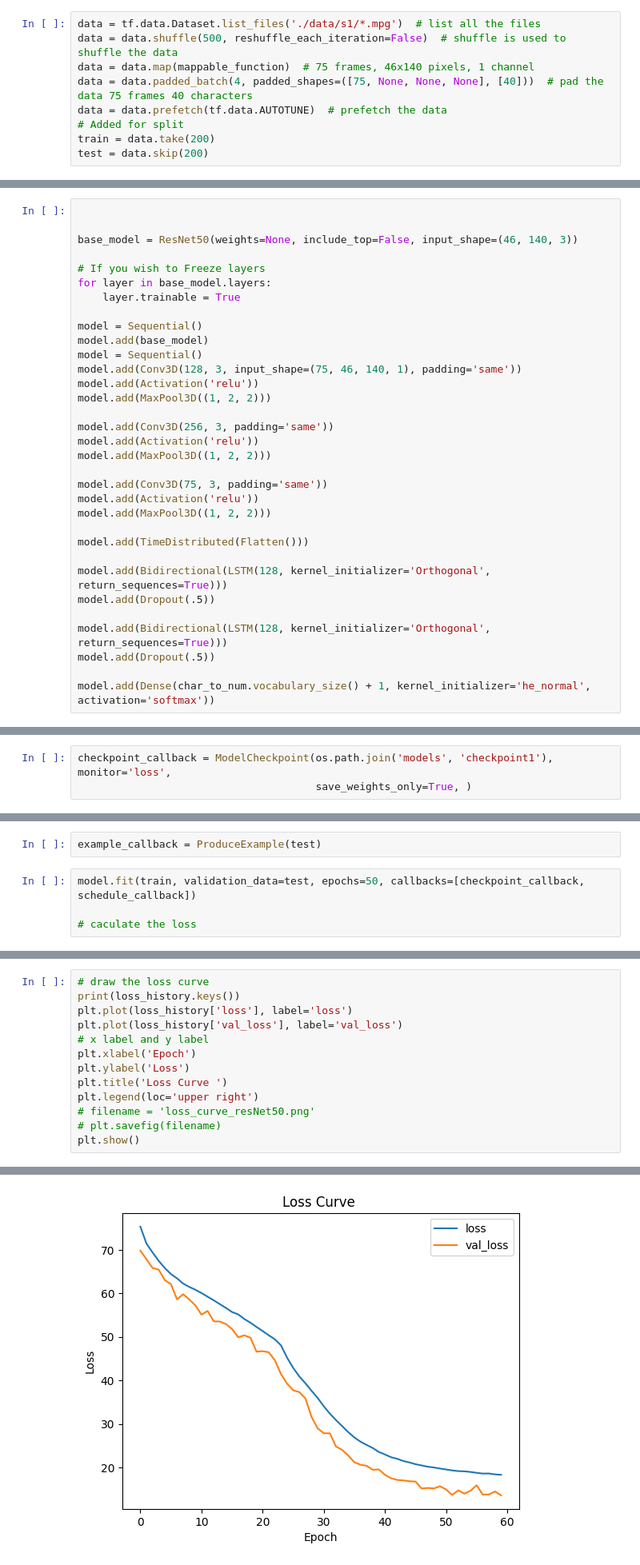
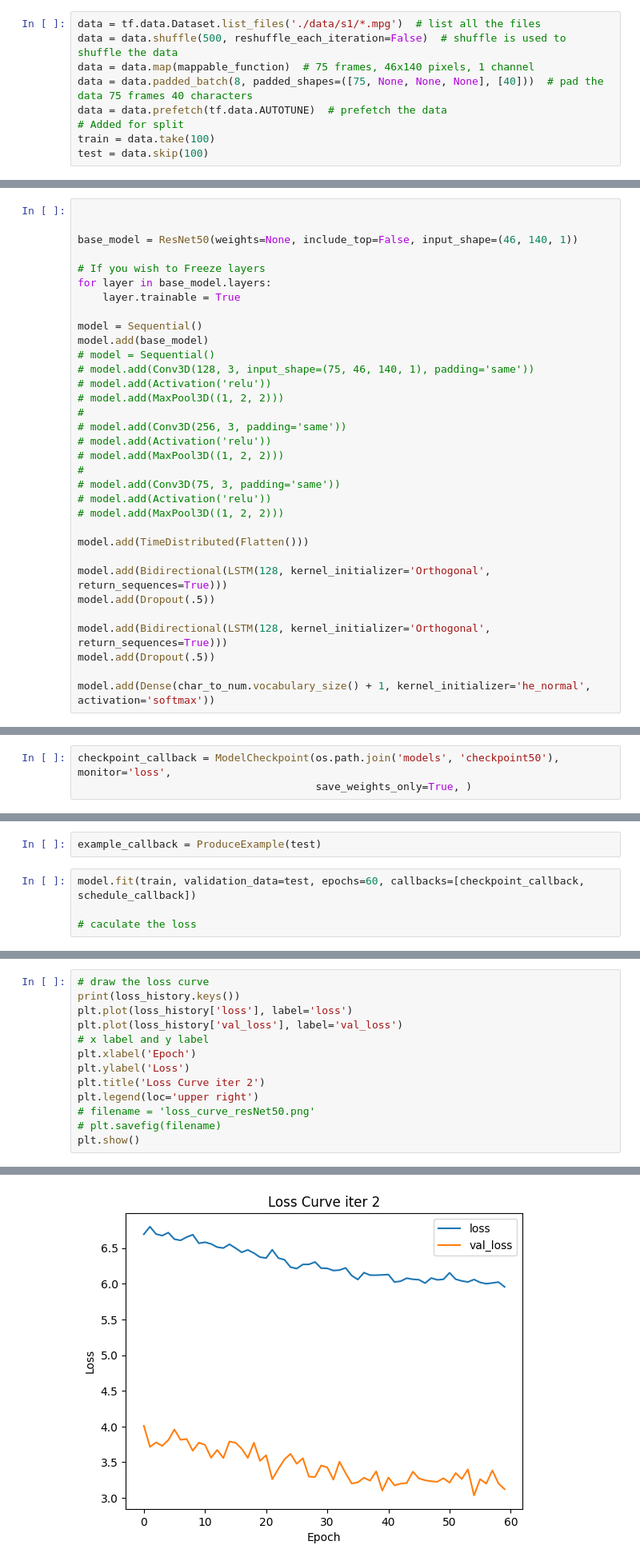
Before and after one commit to liazylee/lip_reading, a Jupyter notebook: src/lipNet/LipNet.ipynb, the cells around one changed output, grey strips where cells are left out. Shown at 80% size. Saved outputs shown, nothing was run; the diff lists cells and outputs as text.

Commit message:
using tensorflow  can get training result work. So I tried different resolution. 70*140 works best.

```diff
--- a/src/lipNet/LipNet.ipynb
+++ b/src/lipNet/LipNet.ipynb
@@ -238,11 +271,11 @@ from matplotlib import pyplot as plt
 data = tf.data.Dataset.list_files('./data/s1/*.mpg')  # list all the files
 data = data.shuffle(500, reshuffle_each_iteration=False)  # shuffle is used to shuffle the data
 data = data.map(mappable_function)  # 75 frames, 46x140 pixels, 1 channel
-data = data.padded_batch(4, padded_shapes=([75, None, None, None], [40]))  # pad the data 75 frames 40 characters
+data = data.padded_batch(8, padded_shapes=([75, None, None, None], [40]))  # pad the data 75 frames 40 characters
 data = data.prefetch(tf.data.AUTOTUNE)  # prefetch the data
 # Added for split
-train = data.take(200)
-test = data.skip(200)
+train = data.take(100)
+test = data.skip(100)
 # %%
 print(len(data))
 print(len(train))
@@ -340,7 +366,7 @@ model.add(
 # %%
 
 
-base_model = ResNet50(weights=None, include_top=False, input_shape=(46, 140, 3))
+base_model = ResNet50(weights=None, include_top=False, input_shape=(46, 140, 1))
 
 # If you wish to Freeze layers
 for layer in base_model.layers:
@@ -348,18 +374,18 @@ for layer in base_model.layers:
 
 model = Sequential()
 model.add(base_model)
-model = Sequential()
-model.add(Conv3D(128, 3, input_shape=(75, 46, 140, 1), padding='same'))
-model.add(Activation('relu'))
-model.add(MaxPool3D((1, 2, 2)))
-
-model.add(Conv3D(256, 3, padding='same'))
-model.add(Activation('relu'))
-model.add(MaxPool3D((1, 2, 2)))
-
-model.add(Conv3D(75, 3, padding='same'))
-model.add(Activation('relu'))
-model.add(MaxPool3D((1, 2, 2)))
+# model = Sequential()
+# model.add(Conv3D(128, 3, input_shape=(75, 46, 140, 1), padding='same'))
+# model.add(Activation('relu'))
+# model.add(MaxPool3D((1, 2, 2)))
+#
+# model.add(Conv3D(256, 3, padding='same'))
+# model.add(Activation('relu'))
+# model.add(MaxPool3D((1, 2, 2)))
+#
+# model.add(Conv3D(75, 3, padding='same'))
+# model.add(Activation('relu'))
+# model.add(MaxPool3D((1, 2, 2)))
 
 model.add(TimeDistributed(Flatten()))
 
@@ -470,14 +491,14 @@ class ProduceExample(tf.keras.callbacks.Callback):
 # %%
 model.compile(optimizer=Adam(learning_rate=0.0001), loss=CTCLoss)
 # %%
-checkpoint_callback = ModelCheckpoint(os.path.join('models', 'checkpoint1'), monitor='loss',
+checkpoint_callback = ModelCheckpoint(os.path.join('models', 'checkpoint50'), monitor='loss',
                                       save_weights_only=True, )
 # %%
 schedule_callback = LearningRateScheduler(scheduler)
 # %%
 example_callback = ProduceExample(test)
 # %%
-model.fit(train, validation_data=test, epochs=50, callbacks=[checkpoint_callback, schedule_callback])
+model.fit(train, validation_data=test, epochs=60, callbacks=[checkpoint_callback, schedule_callback])
 
 # caculate the loss
 # %% [output]
@@ -505,19 +513,19 @@ loss_history = model.history.history
 # %%
 # draw the loss curve
 print(loss_history.keys())
 plt.plot(loss_history['loss'], label='loss')
 plt.plot(loss_history['val_loss'], label='val_loss')
 # x label and y label
 plt.xlabel('Epoch')
 plt.ylabel('Loss')
-plt.title('Loss Curve ')
+plt.title('Loss Curve iter 2')
 plt.legend(loc='upper right')
 # filename = 'loss_curve_resNet50.png'
 # plt.savefig(filename)
 plt.show()
 # %% [output]
 dict_keys(['loss', 'val_loss', 'lr'])
-[figure, old version]
+[figure, new version]
 # %% [markdown]
 
 # 5. Make a Prediction
```
Also changed, not shown: parts of 26 cells of this notebook, 16 other files.
